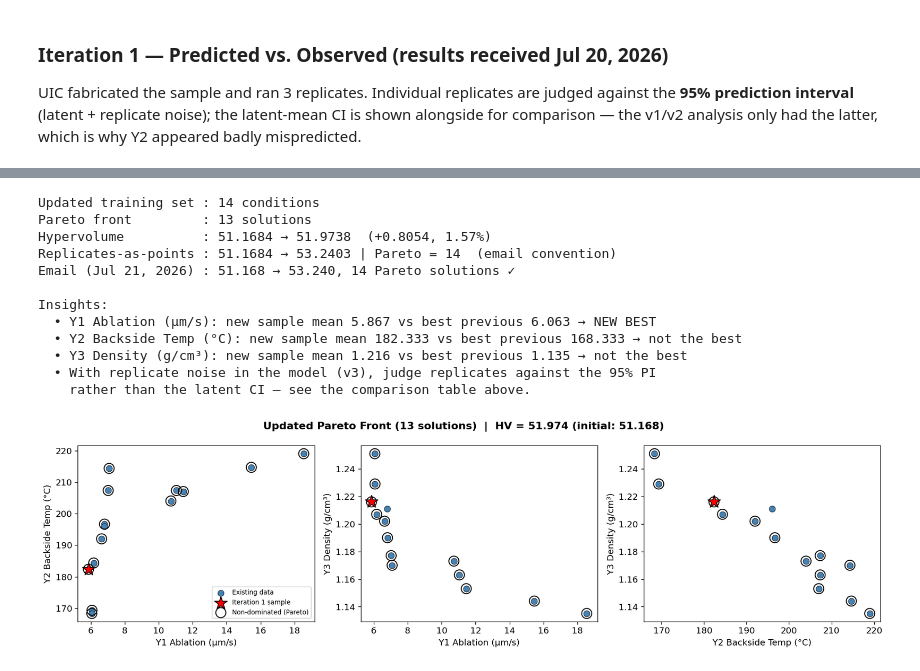
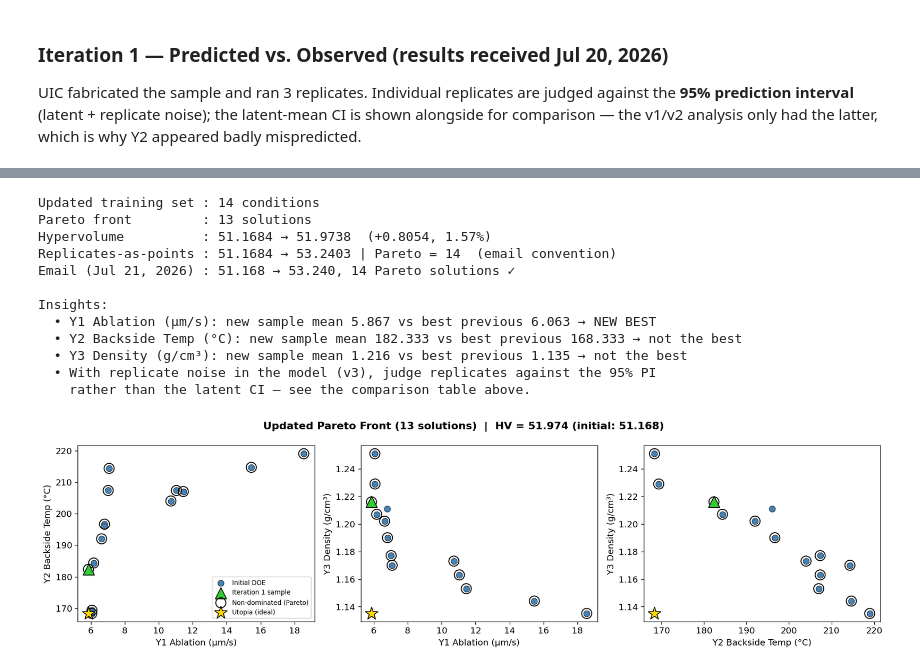
Before and after one commit to Chris1504-fdz/ablation_zone_study, a Jupyter notebook: notebooks/mobo_analysis_v3.ipynb, the cells around one changed output, grey strips where cells are left out. Drawn from its saved outputs; the diff is of its cells as text; code cells hidden in the pictures.

```diff
--- a/notebooks/mobo_analysis_v3.ipynb
+++ b/notebooks/mobo_analysis_v3.ipynb
@@ -310,10 +347,13 @@ fig = plt.figure(figsize=(16, 5))
 # ── 3D scatter ───────────────────────────────────────────────────────────────
 ax3d = fig.add_subplot(141, projection='3d')
 non_pareto = ~pareto_mask_init.numpy()
+utopia = Y_np.min(axis=0)   # ideal point: best attained value per objective
 ax3d.scatter(Y_np[non_pareto, 0], Y_np[non_pareto, 1], Y_np[non_pareto, 2],
              c='steelblue', alpha=0.45, s=50, label='Dominated')
 ax3d.scatter(Y_pareto_orig[:, 0], Y_pareto_orig[:, 1], Y_pareto_orig[:, 2],
              c='crimson', s=120, edgecolors='k', label='Pareto', zorder=5)
+ax3d.scatter(utopia[0], utopia[1], utopia[2], c='gold', marker='*', s=300,
+             edgecolors='k', label='Utopia (ideal)', zorder=6)
 ax3d.set_xlabel('Y1 (µm/s)', fontsize=9); ax3d.set_ylabel('Y2 (°C)', fontsize=9)
 ax3d.set_zlabel('Y3 (g/cm³)', fontsize=9)
 ax3d.set_title('3D Objective Space', fontsize=10)
@@ -325,6 +365,8 @@ for ax_idx, (i, j, xi, xj) in enumerate(pairs):
     ax = fig.add_subplot(1, 4, ax_idx + 2)
     ax.scatter(Y_np[non_pareto, i], Y_np[non_pareto, j], c='steelblue', alpha=0.5, s=60, label='Dominated')
     ax.scatter(Y_pareto_orig[:, i], Y_pareto_orig[:, j], c='crimson', s=120, edgecolors='k', label='Pareto', zorder=5)
+    ax.scatter(utopia[i], utopia[j], c='gold', marker='*', s=280, edgecolors='k',
+               label='Utopia (ideal)', zorder=6)
     ax.set_xlabel(xi); ax.set_ylabel(xj)
     ax.set_title(f'{xi} vs {xj}', fontsize=10)
     ax.legend(fontsize=8)
@@ -998,14 +1052,47 @@ with the **3 replicates as separate points**, which is the convention behind the
 Jul 21 email figure (51.168 → 53.240, 14 Pareto solutions).
 # %%
 # ── Merge iteration-1 replicates into the dataset (replicate level) ──────────
-already = (np.isclose(df['X1'], 19.6) & np.isclose(df['X2'], 2.0)).any()
-df_rep_up = df.copy() if already else pd.concat([df, ITER1_OBSERVED], ignore_index=True)
+def replicates_through(it, *observed):
+    """All replicate rows through campaign iteration `it` (0 = initial DOE).
+    Observed DataFrames whose condition is not in the spreadsheet yet are
+    appended, so results can be recorded here before ablation_data.xlsx is
+    updated — and are ignored once it is (no double counting)."""
+    out = df_full[df_full.Iteration <= it].drop(columns='Iteration')
+    for obs in observed:
+        for x1, x2 in obs[['X1', 'X2']].drop_duplicates().values:
+            if not (np.isclose(out.X1, x1) & np.isclose(out.X2, x2)).any():
+                add = obs[np.isclose(obs.X1, x1) & np.isclose(obs.X2, x2)]
+                out = pd.concat([out, add], ignore_index=True)
+    return out.reset_index(drop=True)
 
-df_mean_up = df_rep_up.groupby(['X1', 'X2'])[['Y1', 'Y2', 'Y3']].mean().reset_index()
-df_var_up  = df_rep_up.groupby(['X1', 'X2'])[['Y1', 'Y2', 'Y3']].var()
-n_up       = df_rep_up.groupby(['X1', 'X2']).size().values
-Yvar_up_np = np.maximum(df_var_up.values / n_up[:, None], NOISE_FLOOR)
-s2_rep_up  = np.maximum(df_var_up.values.mean(axis=0), NOISE_FLOOR)   # pooled s², updated
+def campaign_mask(df_cond, it):
+    """Boolean mask of the condition rows that belong to campaign iteration `it`."""
+    return np.array([iteration_of(a, b) == it for a, b in df_cond[['X1', 'X2']].values])
+
+def plot_objective_pairs(Y, pm, marks, title):
+    """Pairwise objective-space views with the Pareto set circled.
+    marks = [(mask, color, marker, size, label), ...] drawn on top of the rest."""
+    pairs = [(0, 1), (0, 2), (1, 2)]
+    utopia = Y.min(axis=0)
+    rest = ~np.any([m[0] for m in marks], axis=0)
+    fig, axes = plt.subplots(1, 3, figsize=(15, 4.2))
+    for ax, (a, b) in zip(axes, pairs):
+        ax.scatter(Y[rest, a], Y[rest, b], c='steelblue', s=60, edgecolors='k', lw=0.5,
+                   label='Initial DOE')
+        for mask, color, marker, size, label in marks:
+            ax.scatter(Y[mask, a], Y[mask, b], c=color, marker=marker, s=size,
+                       edgecolors='k', zorder=6, label=label)
+        ax.scatter(Y[pm, a], Y[pm, b], facecolors='none', edgecolors='k', s=160, lw=1.2,
+                   zorder=5, label='Non-dominated (Pareto)')
+        ax.scatter(utopia[a], utopia[b], c='gold', marker='*', s=280, edgecolors='k',
+                   zorder=7, label='Utopia (ideal)')
+        ax.set_xlabel(obj_labels[a]); ax.set_ylabel(obj_labels[b])
+    axes[0].legend(fontsize=8)
+    plt.suptitle(title, fontweight='bold')
+    plt.tight_layout(); plt.show()
+
+df_rep_up = replicates_through(1, ITER1_OBSERVED)
+df_mean_up, df_var_up, Yvar_up_np, s2_rep_up = condition_stats(df_rep_up)
 
 X_up = df_mean_up[['X1', 'X2']].values.astype(float)
 Y_up = df_mean_up[['Y1', 'Y2', 'Y3']].values.astype(float)
@@ -1024,53 +1111,41 @@ Y_email   = torch.cat([Y_neg, Y_rep_neg])
 pm_email  = is_non_dominated(Y_email)
 hv_email  = hv_calc_up.compute(Y_email[pm_email])
 
-is_new = np.isclose(df_mean_up['X1'], 19.6) & np.isclose(df_mean_up['X2'], 2.0)
+is_new = campaign_mask(df_mean_up, 1)
 prev_best = df_mean_up.loc[~is_new, ['Y1', 'Y2', 'Y3']].min()
 new_mean  = df_mean_up.loc[is_new, ['Y1', 'Y2', 'Y3']].iloc[0]
 
 print(f"Updated training set : {len(df_mean_up)} conditions")
 print(f"Pareto front         : {int(pm_up.sum())} solutions")
 print(f"Hypervolume          : {hv_init:.4f} → {hv_up:.4f}  "
       f"(+{hv_up - hv_init:.4f}, {(hv_up/hv_init - 1)*100:.2f}%)")
 print(f"Replicates-as-points : {hv_init:.4f} → {hv_email:.4f} | Pareto = {int(pm_email.sum())}  (email convention)")
 print(f"Email (Jul 21, 2026) : 51.168 → 53.240, 14 Pareto solutions ✓")
 print()
 print("Insights:")
 for col, label in zip(['Y1', 'Y2', 'Y3'], obj_labels):
     tag = 'NEW BEST' if new_mean[col] < prev_best[col] else 'not the best'
     print(f"  • {label}: new sample mean {new_mean[col]:.3f} vs best previous "
           f"{prev_best[col]:.3f} → {tag}")
 print("  • With replicate noise in the model (v3), judge replicates against the 95% PI\n"
       "    rather than the latent CI — see the comparison table above.")
 
-# Pairwise objective-space views, new sample highlighted (mirrors the Jul 21 email)
-pairs = [(0, 1), (0, 2), (1, 2)]
-fig, axes = plt.subplots(1, 3, figsize=(15, 4.2))
-for ax, (a, b) in zip(axes, pairs):
-    ax.scatter(Y_up[~is_new, a], Y_up[~is_new, b], c='steelblue', s=60,
-               edgecolors='k', lw=0.5, label='Existing data')
-    ax.scatter(Y_up[is_new, a], Y_up[is_new, b], c='red', marker='*', s=280,
-               edgecolors='k', zorder=6, label='Iteration 1 sample')
-    pm_np = pm_up.numpy()
-    ax.scatter(Y_up[pm_np, a], Y_up[pm_np, b], facecolors='none', edgecolors='k',
-               s=160, lw=1.2, zorder=5, label='Non-dominated (Pareto)')
-    ax.set_xlabel(obj_labels[a]); ax.set_ylabel(obj_labels[b])
-axes[0].legend(fontsize=8)
-plt.suptitle(f'Updated Pareto Front ({int(pm_up.sum())} solutions)  |  '
-             f'HV = {hv_up:.3f} (initial: {hv_init:.3f})', fontweight='bold')
-plt.tight_layout(); plt.show()
+plot_objective_pairs(Y_up, pm_up.numpy(),
+                     [(is_new, 'limegreen', '^', 200, 'Iteration 1 sample')],
+                     f'Updated Pareto Front ({int(pm_up.sum())} solutions)  |  '
+                     f'HV = {hv_up:.3f} (initial: {hv_init:.3f})')
 # %% [output]
 Updated training set : 14 conditions
 Pareto front         : 13 solutions
 Hypervolume          : 51.1684 → 51.9738  (+0.8054, 1.57%)
 Replicates-as-points : 51.1684 → 53.2403 | Pareto = 14  (email convention)
 Email (Jul 21, 2026) : 51.168 → 53.240, 14 Pareto solutions ✓
 
 Insights:
   • Y1 Ablation (µm/s): new sample mean 5.867 vs best previous 6.063 → NEW BEST
   • Y2 Backside Temp (°C): new sample mean 182.333 vs best previous 168.333 → not the best
   • Y3 Density (g/cm³): new sample mean 1.216 vs best previous 1.135 → not the best
   • With replicate noise in the model (v3), judge replicates against the 95% PI
     rather than the latent CI — see the comparison table above.
-[figure, old version]
+[figure, new version]
 # %% [markdown]
```
Also changed, not shown: parts of 27 cells of this notebook, 27 other files.
